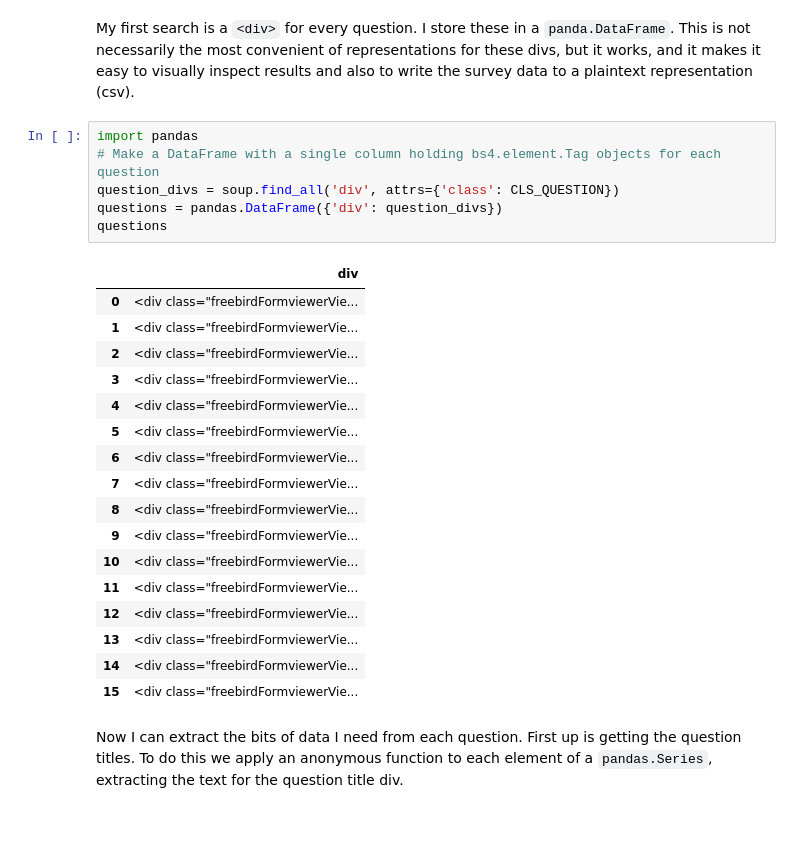
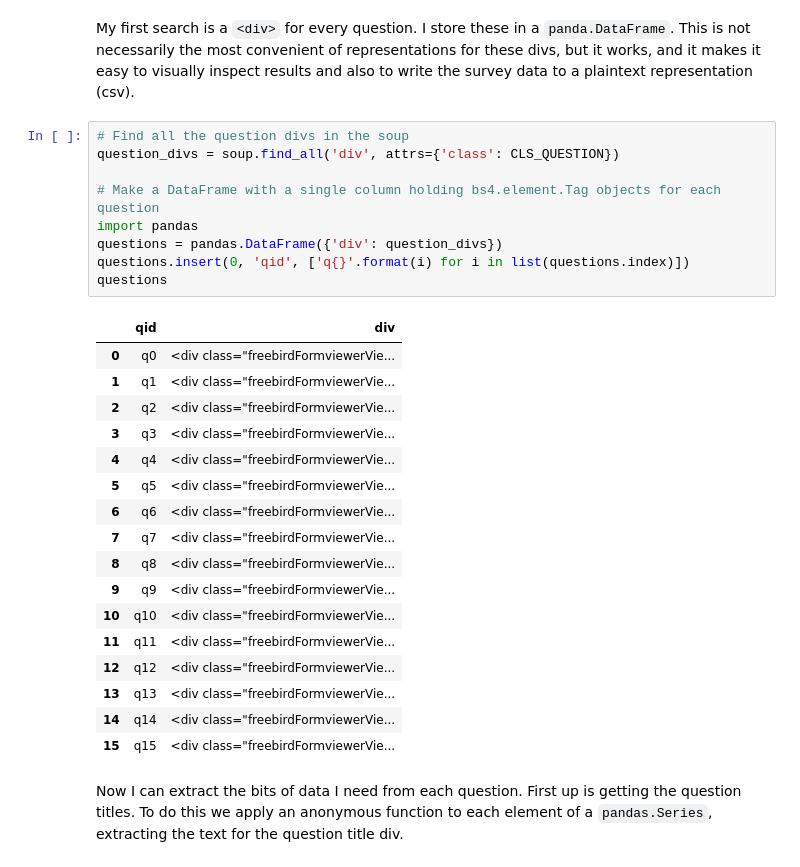
Before and after one commit to madison-python/new-meetup-survey, a Jupyter notebook: 2-parsing-google-survey-questions.ipynb, the cells around one changed output. Saved outputs shown, nothing was run; the diff lists cells and outputs as text; blank space fills up the shorter version.

```diff
--- a/2-parsing-google-survey-questions.ipynb
+++ b/2-parsing-google-survey-questions.ipynb
@@ -67,28 +67,31 @@ CLS_QUESTION_TYPES = [CLS_QUESTION_CHECKBOX, CLS_QUESTION_RADIO]
 # %% [markdown]
 My first search is a `<div>` for every question. I store these in a `panda.DataFrame`. This is not necessarily the most convenient of representations for these divs, but it works, and it makes it easy to visually inspect results and also to write the survey data to a plaintext representation (csv).
 # %%
+# Find all the question divs in the soup
+question_divs = soup.find_all('div', attrs={'class': CLS_QUESTION})
+
+# Make a DataFrame with a single column holding bs4.element.Tag objects for each question
 import pandas
-# Make a DataFrame with a single column holding bs4.element.Tag objects for each question
-question_divs = soup.find_all('div', attrs={'class': CLS_QUESTION})
 questions = pandas.DataFrame({'div': question_divs})
+questions.insert(0, 'qid', ['q{}'.format(i) for i in list(questions.index)])
 questions
 # %% [output]
-|  | div |
-| 0 | <div class="freebirdFormviewerVie... |
-| 1 | <div class="freebirdFormviewerVie... |
-| 2 | <div class="freebirdFormviewerVie... |
-| 3 | <div class="freebirdFormviewerVie... |
-| 4 | <div class="freebirdFormviewerVie... |
-| 5 | <div class="freebirdFormviewerVie... |
-| 6 | <div class="freebirdFormviewerVie... |
-| 7 | <div class="freebirdFormviewerVie... |
-| 8 | <div class="freebirdFormviewerVie... |
-| 9 | <div class="freebirdFormviewerVie... |
-| 10 | <div class="freebirdFormviewerVie... |
-| 11 | <div class="freebirdFormviewerVie... |
-| 12 | <div class="freebirdFormviewerVie... |
-| 13 | <div class="freebirdFormviewerVie... |
-| 14 | <div class="freebirdFormviewerVie... |
-| 15 | <div class="freebirdFormviewerVie... |
+|  | qid | div |
+| 0 | q0 | <div class="freebirdFormviewerVie... |
+| 1 | q1 | <div class="freebirdFormviewerVie... |
+| 2 | q2 | <div class="freebirdFormviewerVie... |
+| 3 | q3 | <div class="freebirdFormviewerVie... |
+| 4 | q4 | <div class="freebirdFormviewerVie... |
+| 5 | q5 | <div class="freebirdFormviewerVie... |
+| 6 | q6 | <div class="freebirdFormviewerVie... |
+| 7 | q7 | <div class="freebirdFormviewerVie... |
+| 8 | q8 | <div class="freebirdFormviewerVie... |
+| 9 | q9 | <div class="freebirdFormviewerVie... |
+| 10 | q10 | <div class="freebirdFormviewerVie... |
+| 11 | q11 | <div class="freebirdFormviewerVie... |
+| 12 | q12 | <div class="freebirdFormviewerVie... |
+| 13 | q13 | <div class="freebirdFormviewerVie... |
+| 14 | q14 | <div class="freebirdFormviewerVie... |
+| 15 | q15 | <div class="freebirdFormviewerVie... |
 # %% [markdown]
 Now I can extract the bits of data I need from each question. First up is getting the question titles. To do this we apply an anonymous function to each element of a `pandas.Series`, extracting the text for the question title div.
```
Also changed, not shown: parts of 13 cells of this notebook, 11 other files.
